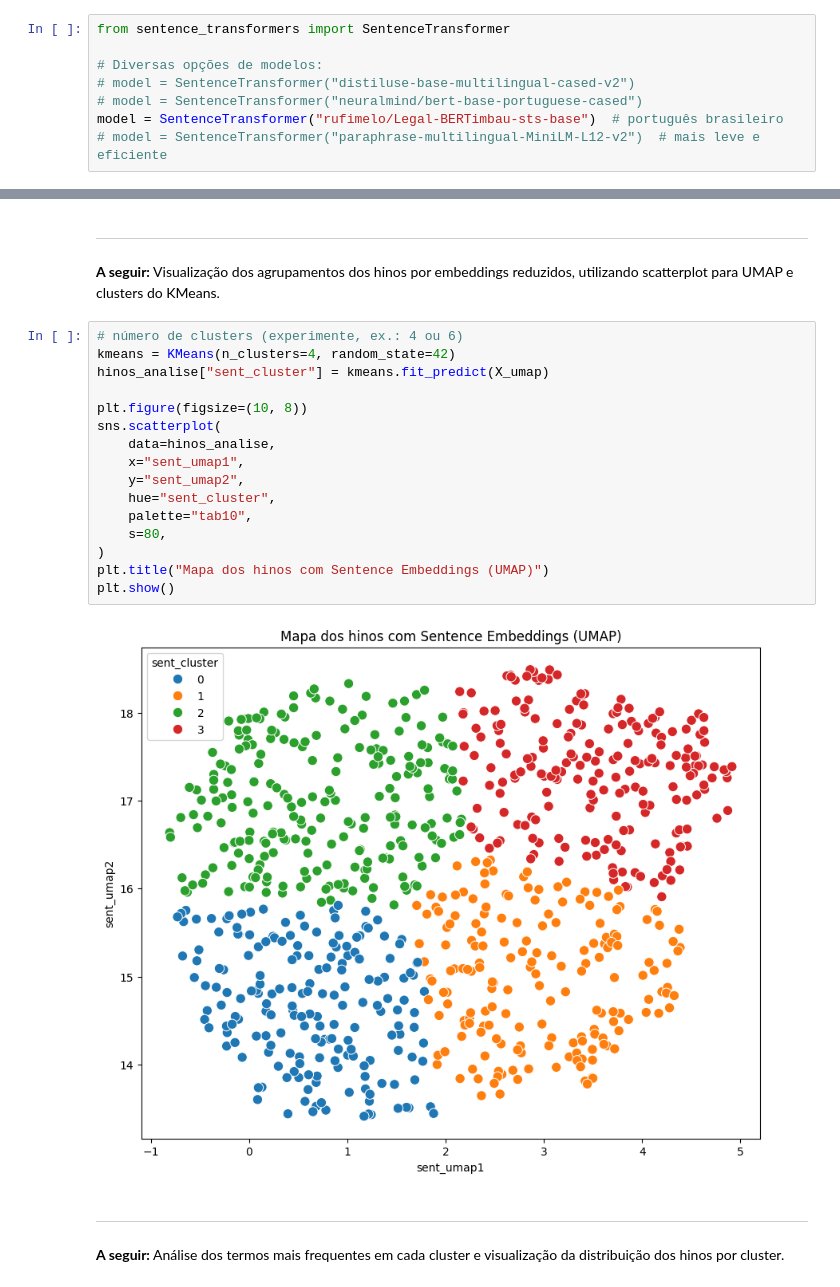
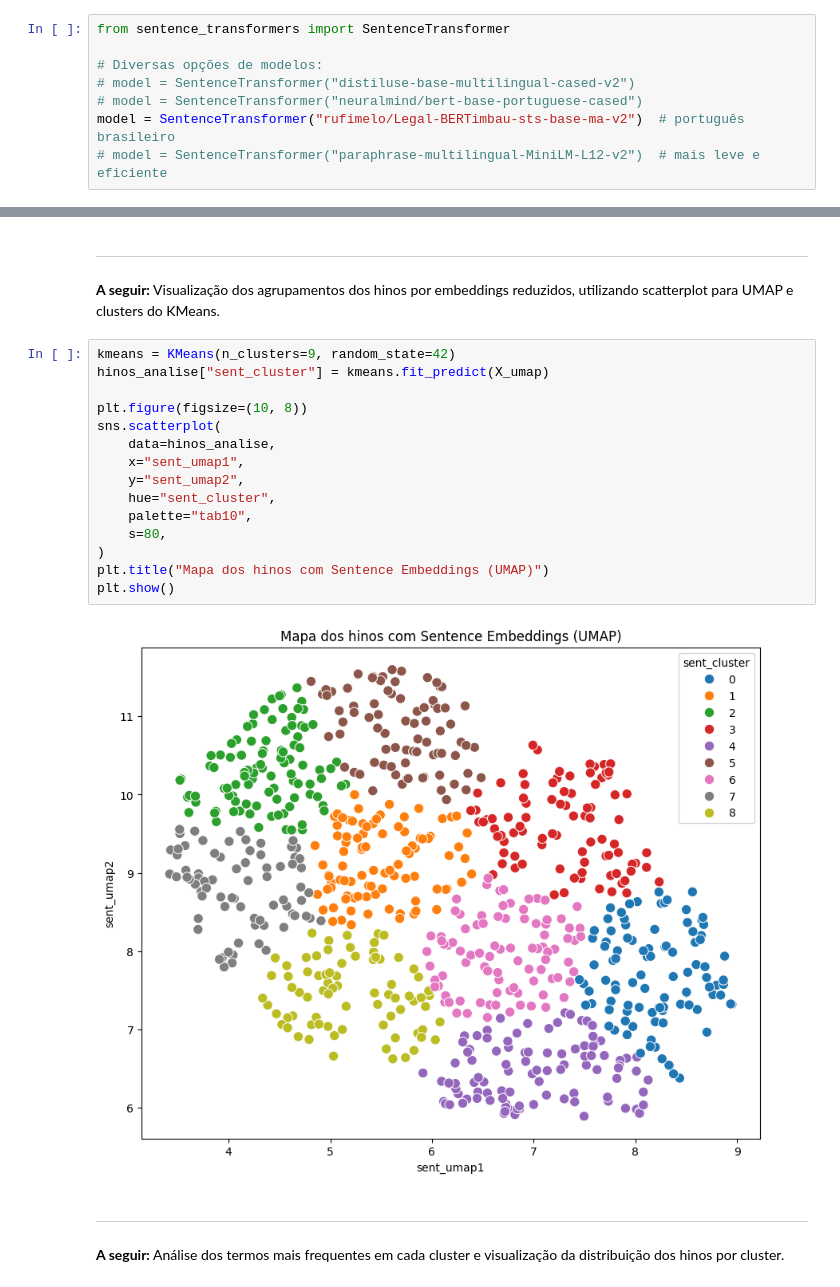
Before and after one commit to evaristocosta/hinos_db, a Jupyter notebook: eda1/notebooks/eda1_part5.ipynb, the cells around one changed output, grey strips where cells are left out. Saved outputs shown, nothing was run; the diff lists cells and outputs as text.

Commit message:
correcao no numero de clusters

```diff
--- a/eda1/notebooks/eda1_part5.ipynb
+++ b/eda1/notebooks/eda1_part5.ipynb
@@ -30,6 +30,6 @@ from sentence_transformers import SentenceTransformer
 # Diversas opções de modelos:
 # model = SentenceTransformer("distiluse-base-multilingual-cased-v2")
 # model = SentenceTransformer("neuralmind/bert-base-portuguese-cased")
-model = SentenceTransformer("rufimelo/Legal-BERTimbau-sts-base")  # português brasileiro
+model = SentenceTransformer("rufimelo/Legal-BERTimbau-sts-base-ma-v2")  # português brasileiro
 # model = SentenceTransformer("paraphrase-multilingual-MiniLM-L12-v2")  # mais leve e eficiente
 # %% [output]
@@ -180,23 +181,22 @@ k = 11, silhouette = 0.3486
 
 **A seguir:** Visualização dos agrupamentos dos hinos por embeddings reduzidos, utilizando scatterplot para UMAP e clusters do KMeans.
 # %%
-# número de clusters (experimente, ex.: 4 ou 6)
-kmeans = KMeans(n_clusters=4, random_state=42)
+kmeans = KMeans(n_clusters=9, random_state=42)
 hinos_analise["sent_cluster"] = kmeans.fit_predict(X_umap)
 
 plt.figure(figsize=(10, 8))
 sns.scatterplot(
     data=hinos_analise,
     x="sent_umap1",
     y="sent_umap2",
     hue="sent_cluster",
     palette="tab10",
     s=80,
 )
 plt.title("Mapa dos hinos com Sentence Embeddings (UMAP)")
 plt.show()
 # %% [output]
-[figure, old version]
+[figure, new version]
 # %% [markdown]
 ---
 
```
Also changed, not shown: parts of 9 cells of this notebook, 2 other files.
